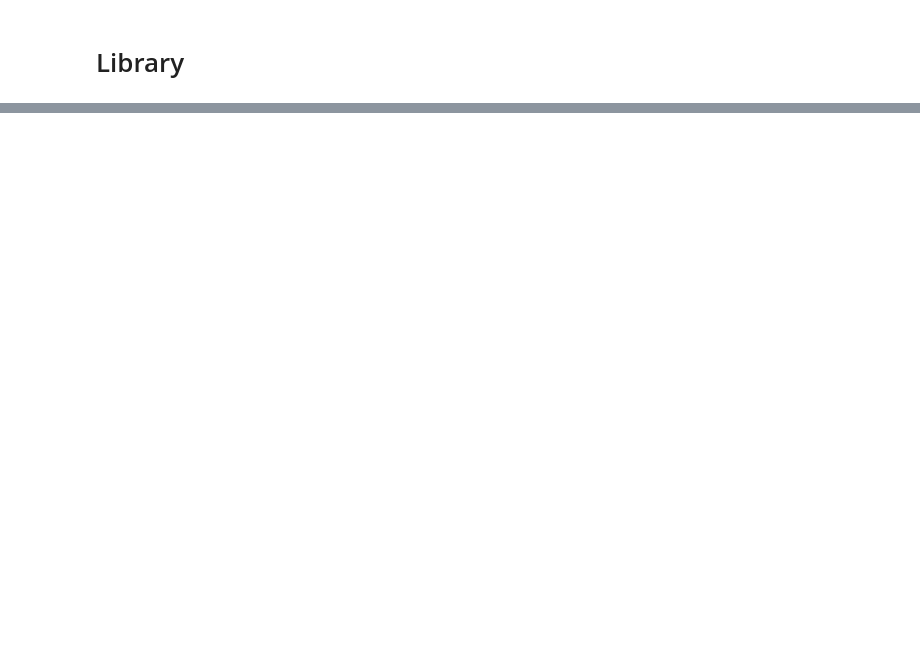
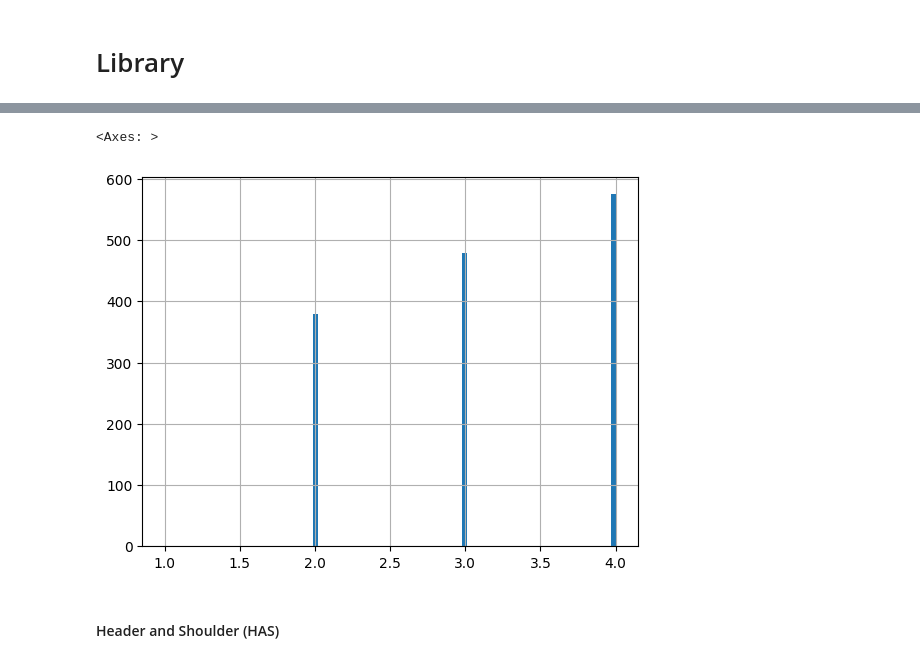
Before and after one commit to carloshsalvador/wds23s4_fibu_chartformation, a Jupyter notebook: (main).ipynb, the cells around one changed output, grey strips where cells are left out. Cells and saved outputs as stored; diff of their text form; code cells hidden in the pictures; blank space fills up the shorter version.

Commit message:
update item plot+save for header and shoulder HAS

```diff
--- a/(main).ipynb
+++ b/(main).ipynb
@@ -306,0 +473,24 @@ KeyError: "None of ['Start'] are in the columns"
+# %%
+dataset01_path_zip = "aaatemp/DATASET.zfs"
+dataset01_df = dataset_extract_from_zip(dataset01_path_zip)
+
+start_list, end_list, time_range_list = [], [], []
+for index, row in dataset01_df.iterrows():
+    start, end, time_range = calculate_time_range_per_row(row)
+    start_list.append(start)
+    end_list.append(end)
+    time_range_list.append(time_range)
+
+dataset01_df["StartDate"] = start_list # pd.to_datetime(dataset01_df["Start"], unit="s")
+dataset01_df["EndDate"] = end_list #pd.to_datetime(dataset01_df["End"], unit="s")
+dataset01_df["TimeRange"] = time_range_list # pd.to_datetime(dataset01_df["Start"], unit="s")
+dataset01_df["Array_norm"] = dataset01_df["Array"].apply(lambda x: x/np.mean(x) if isinstance(x, np.ndarray) else x)
+dataset01_df["ArrayLength"] = dataset01_df["Array"].apply(len)
+
+discrepancies = dataset01_df[dataset01_df["ArrayLength"] != dataset01_df["TimeRange"].apply(len)]
+if not discrepancies.empty:
+    print("Discrepâncias encontradas entre ArrayLength e TimeRange:")
+    print(discrepancies[["Company", "Pattern", "ArrayLength", "TimeRange"]])
+
+print(dataset01_df.shape)
+print(dataset01_df.head())
@@ -306,0 +547,5 @@ KeyError: "None of ['Start'] are in the columns"
+# %%
+dataset01_df.loc[dataset01_df["ArrayLength"] < 5, "ArrayLength"].hist(bins=100)
+# %% [output]
+<Axes: >
+[figure, added]
@@ -306,0 +554,2 @@ KeyError: "None of ['Start'] are in the columns"
+# %% [markdown]
+#### Header and Shoulder (HAS)
```
Also changed, not shown: parts of 32 cells of this notebook.
